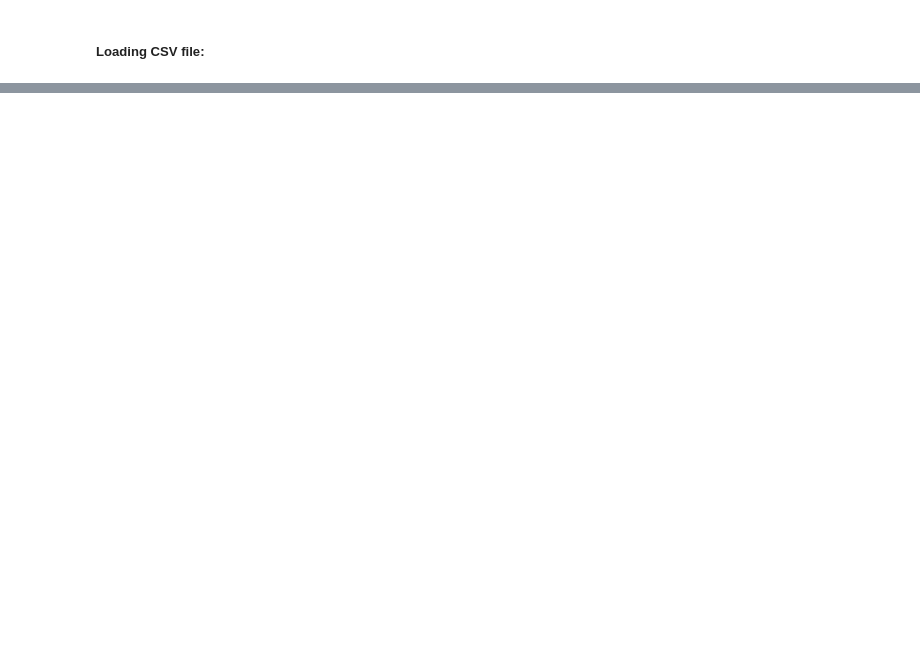
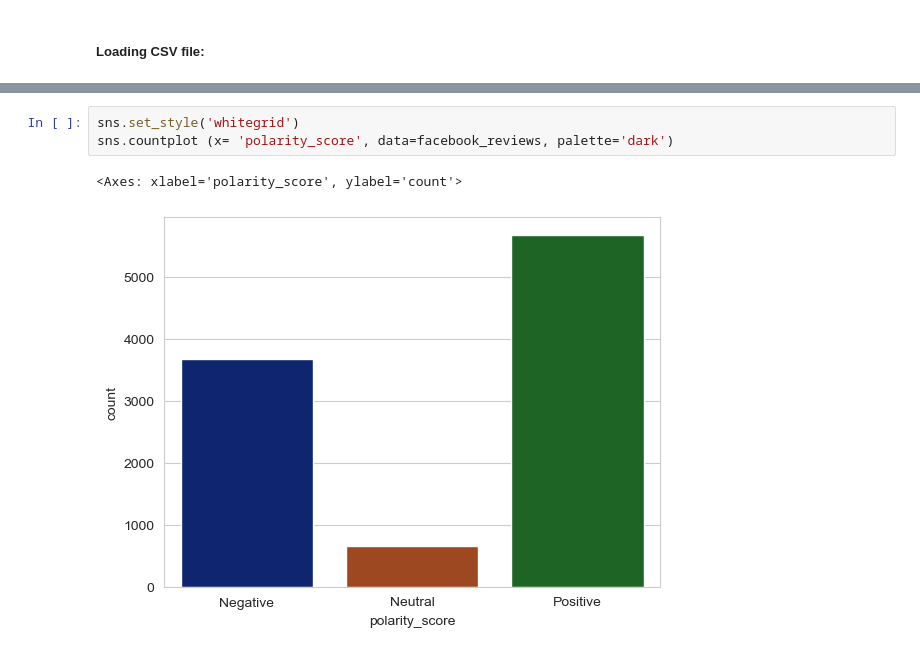
Before and after one commit to ThBrasilDaCosta/CA2-ML-Neural-Semantic, a Jupyter notebook: ThiagoCosta_ML_CA2.ipynb, the cells around one changed output, grey strips where cells are left out. Saved outputs shown, nothing was run; the diff lists cells and outputs as text; blank space fills up the shorter version.

```diff
--- a/ThiagoCosta_ML_CA2.ipynb
+++ b/ThiagoCosta_ML_CA2.ipynb
@@ -618,0 +695,6 @@ from sklearn.feature_extraction.text import TfidfTransformer
+# %%
+sns.set_style('whitegrid')
+sns.countplot (x= 'polarity_score', data=facebook_reviews, palette='dark')
+# %% [output]
+<Axes: xlabel='polarity_score', ylabel='count'>
+[figure, added]
```
Also changed, not shown: parts of 14 cells of this notebook.
